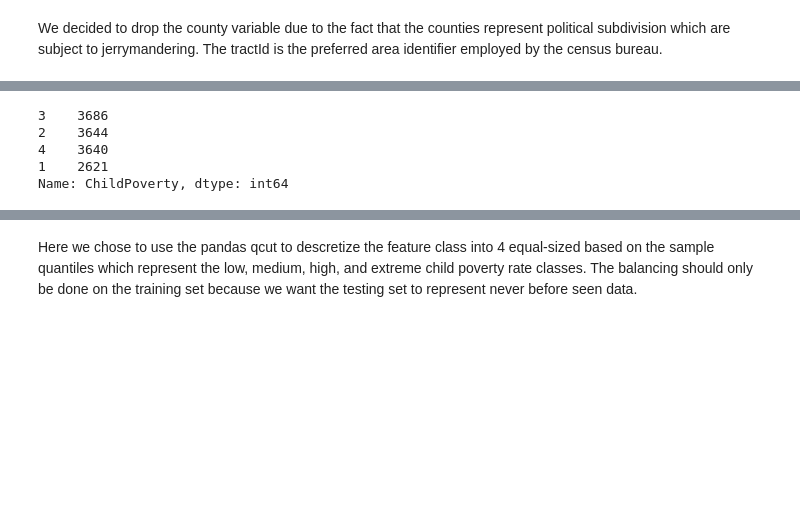
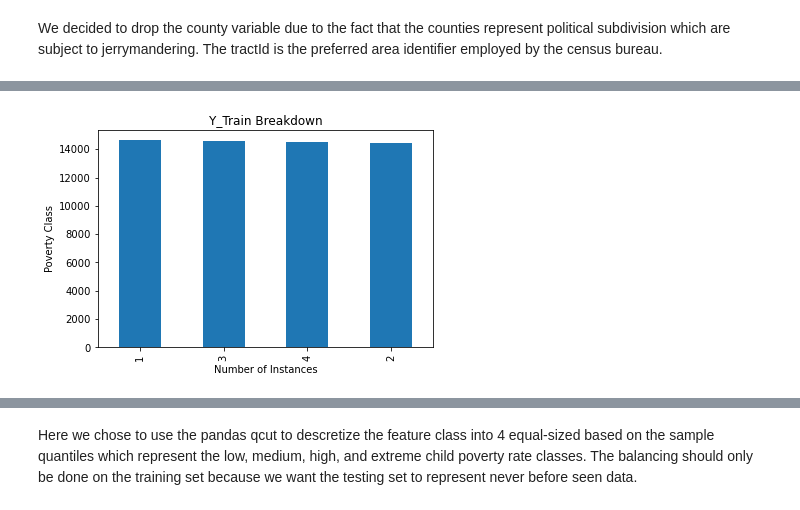
Before and after one commit to lukedemaio/MLLab04, a Jupyter notebook: Lab4.ipynb, the cells around one changed output, grey strips where cells are left out. Saved outputs shown, nothing was run; the diff lists cells and outputs as text; code cells hidden in the pictures; blank space fills up the shorter version.

Commit message:
Graphs added

```diff
--- a/Lab4.ipynb
+++ b/Lab4.ipynb
@@ -75,10 +77,11 @@ y_train.value_counts()
 Name: ChildPoverty, dtype: int64
-# %%
-y_test = pd.cut(y_test, [0, 6.2, 16.3, 31.6, 100],labels=[1,2,3,4],precision=0)
-y_test.value_counts()
-# %% [output]
-3    3686
-2    3644
-4    3640
-1    2621
-Name: ChildPoverty, dtype: int64
+# %%
+import matplotlib.pyplot as plt
+count = y_train.value_counts()
+count.plot.bar()
+plt.title('Y_Train Breakdown')
+plt.xlabel('Number of Instances')
+plt.ylabel('Poverty Class')
+plt.show()
+# %% [output]
+[figure, added]
```
Also changed, not shown: parts of 26 cells of this notebook.
